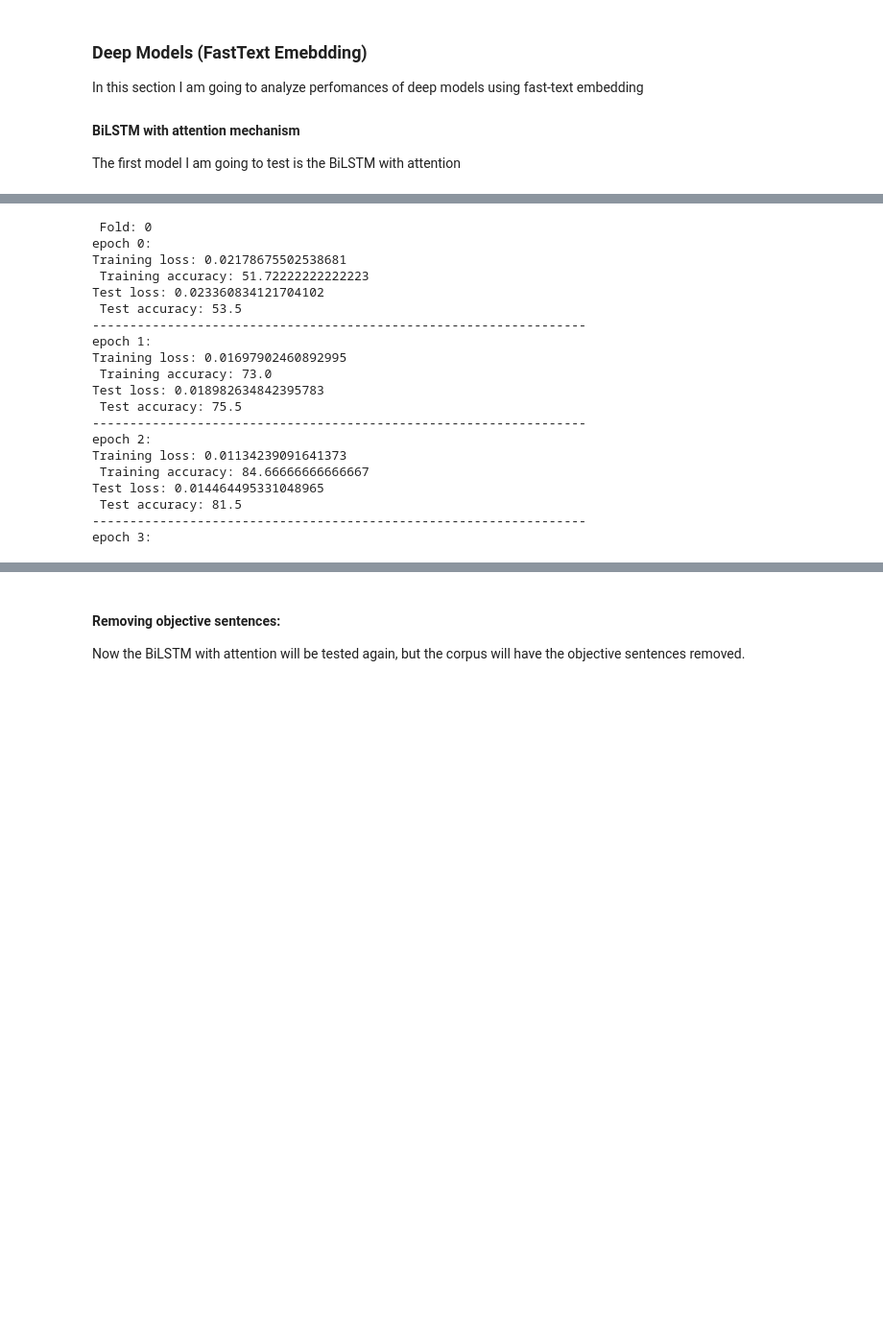
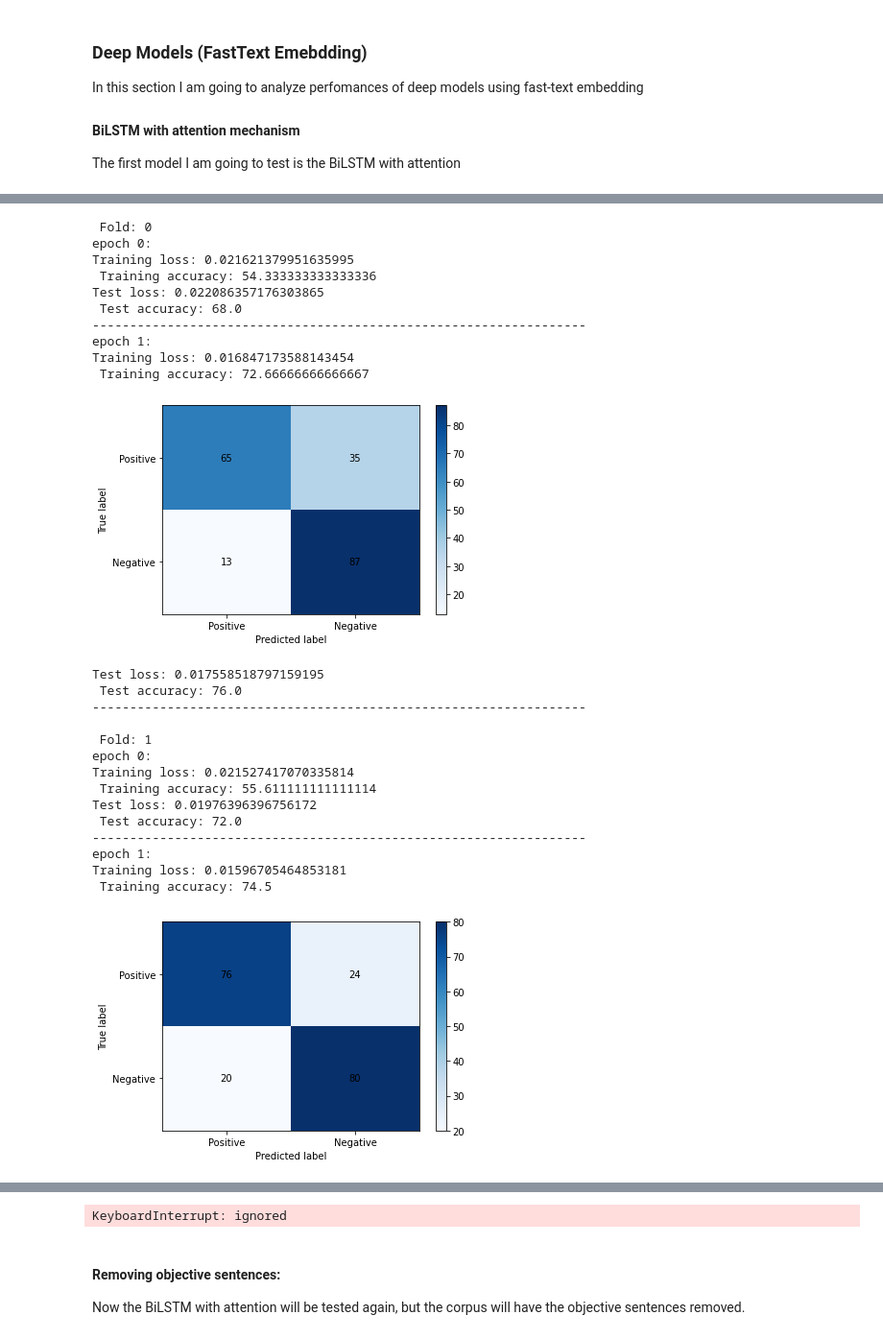
Before and after one commit to Zinni98/Sentiment-analysis-project, a Jupyter notebook: project.ipynb, the cells around one changed output, grey strips where cells are left out. Shown at 96% size. Drawn from its saved outputs; the diff is of its cells as text; code cells hidden in the pictures; blank space fills up the shorter version.

Commit message:
Implemented Confusion matrix

```diff
--- a/project.ipynb
+++ b/project.ipynb
@@ -929,12 +975,12 @@ class MovieReviewsCorpus(CorpusBase):
   def get_indexed_corpus(self):
     """
 
-    Retuturns the corpus as indexed
+    Returns the corpus as tensor of indexes.
 
     Returns
     -------
     list(torch.tensor(torch.tensor))
-        The corpus represented as indexes corresponding to each word
+      The corpus represented as indexes corresponding to each word
 
     list
       labels associated with each document
@@ -943,8 +989,6 @@ class MovieReviewsCorpus(CorpusBase):
     for idx, key in enumerate(self.vocab.keys()):
       vocab[key] = idx
 
-    abcd = [w for doc in self.processed_corpus for w in doc]
-    print(abcd[:100])
     indexed_corpus = [torch.tensor([torch.tensor(vocab[w], dtype=torch.int32) for w in doc]) for doc in self.processed_corpus]
     return indexed_corpus, self.labels
 # %%
@@ -1334,8 +1524,34 @@ from torch.utils.data import Dataset
 
 
 def main_cross_validation(main_fn, dataset, embedding_matrix, collate_fn,
-                          device = "cuda", epochs = 20, random_state = 42, batch_size = 32):
+                          device = "cuda", epochs = 10, random_state = 42, batch_size = 32):
+  """
+  Perform cross-validation on a given dataset using a given model training and evaluation function.
 
+  Parameters
+  ----------
+  main_fn : function
+    A function that trains and evaluates a model on a given dataset.
+  dataset : torch.utils.data.Dataset
+    The dataset to be used for cross-validation.
+  embedding_matrix : torch.Tensor
+    An embedding matrix to use for the model.
+  collate_fn : function
+    A function that takes a list of samples and returns a single batch as a tensor.
+  device : str, optional
+    The device on which to perform the training and testing, by default "cuda"
+  epochs : int, optional
+    The number of epochs to train the model for, by default 10
+  random_state : int, optional
+    The random seed to use for shuffling and splitting the data, by default 42
+  batch_size : int, optional
+    The batch size to use, by default 32
+
+  Returns
+  -------
+  float, float
+      The mean and standard deviation of the model's accuracy across the folds.
+  """
   targets = np.asarray(dataset.targets, dtype=np.int64)
 
   skf = StratifiedKFold(10, shuffle = True, random_state=random_state)
@@ -2130,28 +2344,34 @@ mr_dataset = MovieReviewsDataset(mr_corpus.get_indexed_corpus())
 # %%
 # Smaller batch sizes are noisy, this means that they are more regularizing and the
 # generalization error will be lower
-mean, std = main_cross_validation(main, mr_dataset, mr_embedding_matrix, collate, epochs = 10, batch_size=32)
+mean, std = main_cross_validation(main, mr_dataset, mr_embedding_matrix, collate, epochs = 2, batch_size=32)
 # 82 +- 3 using 128 as bsize
 # 85.6 +- 3.6 using 32 as bsize
 print(f"Folds statistics:\n----------------\n - mean: {mean} \n - standard deviation: {std}")
 # %% [output]
  Fold: 0
 epoch 0:
-Training loss: 0.02178675502538681
- Training accuracy: 51.72222222222223
-Test loss: 0.023360834121704102
- Test accuracy: 53.5
+Training loss: 0.021621379951635995
+ Training accuracy: 54.333333333333336
+Test loss: 0.022086357176303865
+ Test accuracy: 68.0
 ------------------------------------------------------------------
 epoch 1:
-Training loss: 0.01697902460892995
- Training accuracy: 73.0
-Test loss: 0.018982634842395783
- Test accuracy: 75.5
-------------------------------------------------------------------
-epoch 2:
-Training loss: 0.01134239091641373
- Training accuracy: 84.66666666666667
-Test loss: 0.014464495331048965
- Test accuracy: 81.5
-------------------------------------------------------------------
-epoch 3:
+Training loss: 0.016847173588143454
+ Training accuracy: 72.66666666666667
+[figure, added]
+Test loss: 0.017558518797159195
+ Test accuracy: 76.0
+------------------------------------------------------------------
+
+ Fold: 1
+epoch 0:
+Training loss: 0.021527417070335814
+ Training accuracy: 55.611111111111114
+Test loss: 0.01976396396756172
+ Test accuracy: 72.0
+------------------------------------------------------------------
+epoch 1:
+Training loss: 0.01596705464853181
+ Training accuracy: 74.5
+[figure, added]
@@ -2158,3 +2405,4 @@ epoch 3:
+KeyboardInterrupt: ignored
 # %% [markdown]
 #### Removing objective sentences:
 Now the BiLSTM with attention will be tested again, but the corpus will have the objective sentences removed.
```
Also changed, not shown: parts of 11 cells of this notebook.
